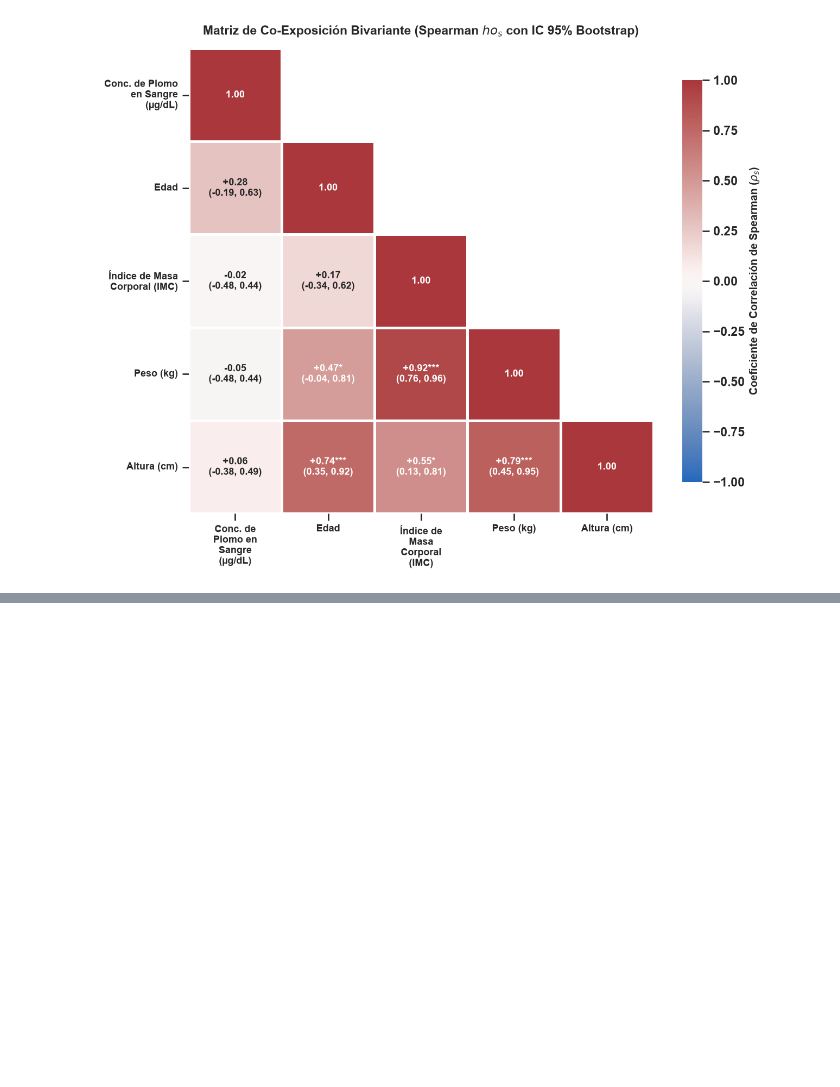
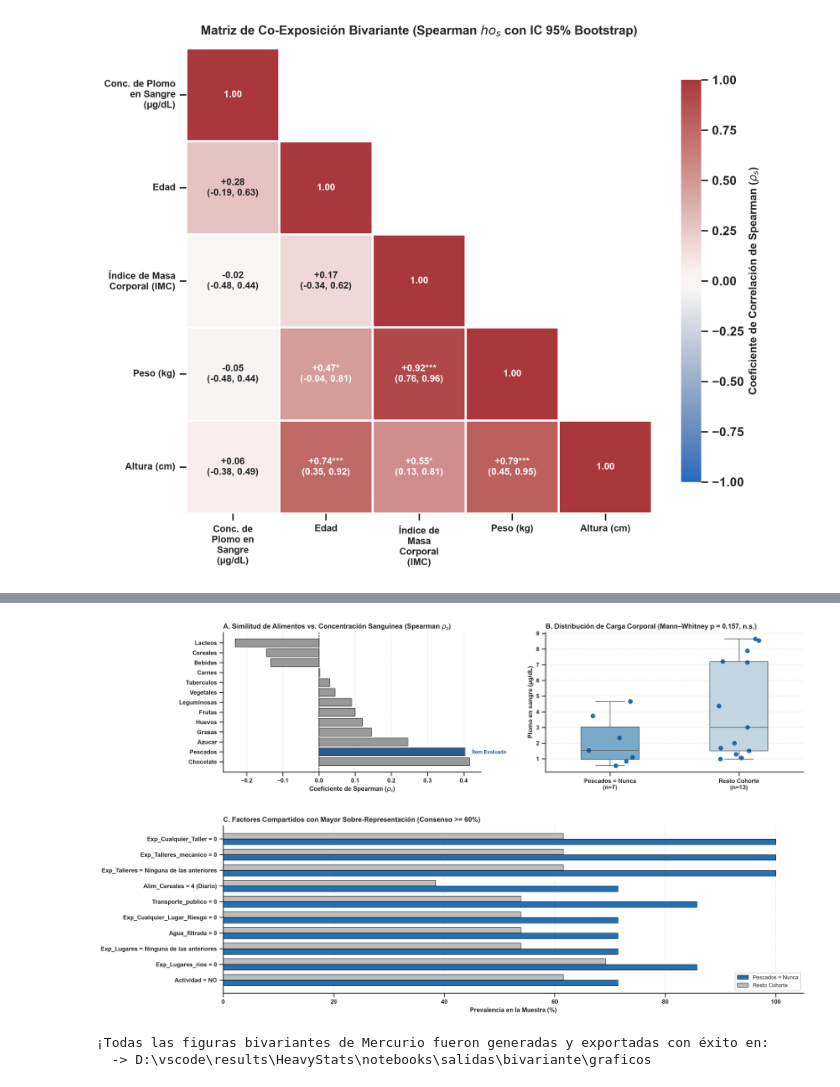
Before and after one commit to estralvarez/HeavyStats, a Jupyter notebook: notebooks/bivariante/02_graficos.ipynb, the cells around one changed output, grey strips where cells are left out. Cells and saved outputs as stored; diff of their text form; code cells hidden in the pictures; blank space fills up the shorter version.

```diff
--- a/notebooks/bivariante/02_graficos.ipynb
+++ b/notebooks/bivariante/02_graficos.ipynb
@@ -316,0 +337,16 @@ df_ranking_subcohortes[["Nombre", "Categoria", "Tipo", "N_Sub", "N_Rest", "p_val
+# %%
+# 5.5 Mosaico Editorial Integrado de Subcohorte (Ranking + Contraste + Factores)
+fig_sub_mosaic, axes_sub_mosaic, res_sub_mosaic = bp.subcohort_mosaic_plot(
+    target_metal="Plomo_ug_dL",
+    criterion_col="Alim_Pescados",
+
+    filepath=str(salidas_graficos / "mosaico_subcohorte_editorial_mercurio.png")
+)
+fig_sub_mosaic.savefig(salidas_graficos / "mosaico_subcohorte_editorial_mercurio.pdf", dpi=300, bbox_inches="tight")
+plt.show()
+
+print(f"\n¡Todas las figuras bivariantes de Mercurio fueron generadas y exportadas con éxito en:\n  -> {salidas_graficos.resolve()}")
+# %% [output]
+[figure, added]
+¡Todas las figuras bivariantes de Mercurio fueron generadas y exportadas con éxito en:
+  -> D:\vscode\results\HeavyStats\notebooks\salidas\bivariante\graficos
```
Also changed, not shown: parts of 12 cells of this notebook, 12 other files.
